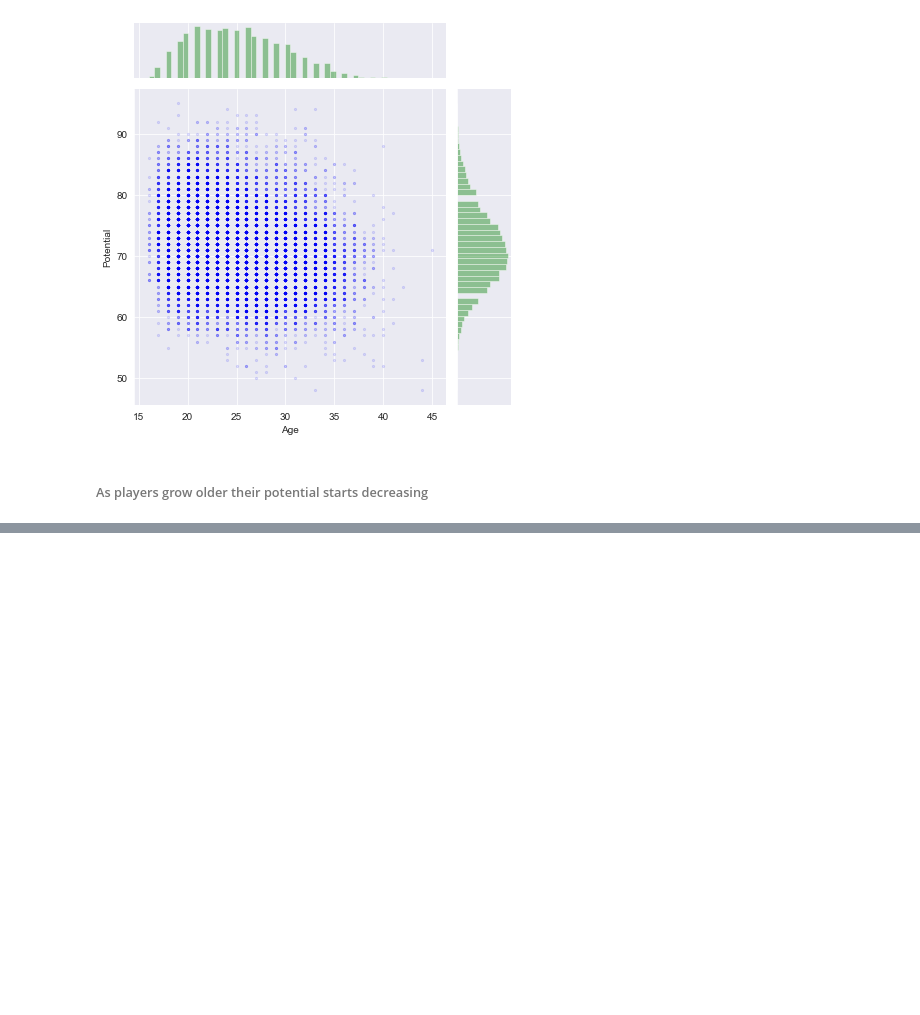
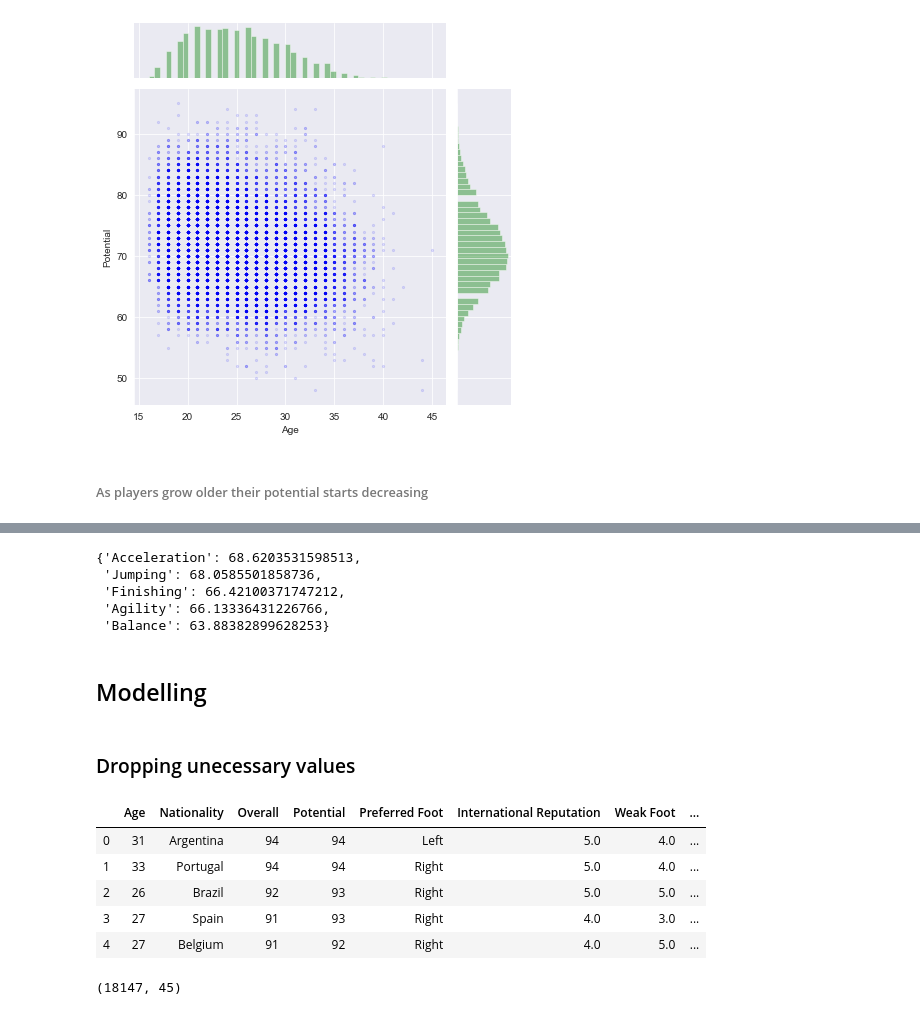
Before and after one commit to nag1878/FIFA-19-analysis, a Jupyter notebook: FIFA19 analysis.ipynb, the cells around one changed output, grey strips where cells are left out. Cells and saved outputs as stored; diff of their text form; code cells hidden in the pictures; blank space fills up the shorter version.

```diff
--- a/FIFA19 analysis.ipynb
+++ b/FIFA19 analysis.ipynb
@@ -315,0 +366,12 @@ sns.jointplot(x=df['Age'],y=df['Potential'],
+# %%
+for position_name, features in df.groupby(df['Position'])[player_features].mean().iterrows():
+    top_features = dict(features.nlargest(5))
+top_features
+# %% [output]
+{'Acceleration': 68.6203531598513,
+ 'Jumping': 68.0585501858736,
+ 'Finishing': 66.42100371747212,
+ 'Agility': 66.13336431226766,
+ 'Balance': 63.88382899628253}
+# %% [markdown]
+## Modelling
@@ -315,0 +380,20 @@ sns.jointplot(x=df['Age'],y=df['Potential'],
+# %% [markdown]
+### Dropping unecessary values
+# %%
+drop_cols = df_for_modelling.columns[28:54]
+df_for_modelling = df_for_modelling.drop(drop_cols, axis = 1)
+df_for_modelling = df_for_modelling.drop(['Unnamed: 0','ID','Photo','Flag','Club Logo','Jersey Number','Joined','Special','Loaned From','Body Type', 'Release Clause',
+               'Weight','Height','Contract Valid Until','Wage','Value','Name','Club'], axis = 1)
+df_for_modelling = df_for_modelling.dropna()
+df_for_modelling.head()
+# %% [output]
+|  | Age | Nationality | Overall | Potential | Preferred Foot | International Reputation | Weak Foot | ... |
+| 0 | 31 | Argentina | 94 | 94 | Left | 5.0 | 4.0 | ... |
+| 1 | 33 | Portugal | 94 | 94 | Right | 5.0 | 4.0 | ... |
+| 2 | 26 | Brazil | 92 | 93 | Right | 5.0 | 5.0 | ... |
+| 3 | 27 | Spain | 91 | 93 | Right | 4.0 | 3.0 | ... |
+| 4 | 27 | Belgium | 91 | 92 | Right | 4.0 | 5.0 | ... |
+# %%
+df_for_modelling.shape
+# %% [output]
+(18147, 45)
```
Also changed, not shown: parts of 15 cells of this notebook.
